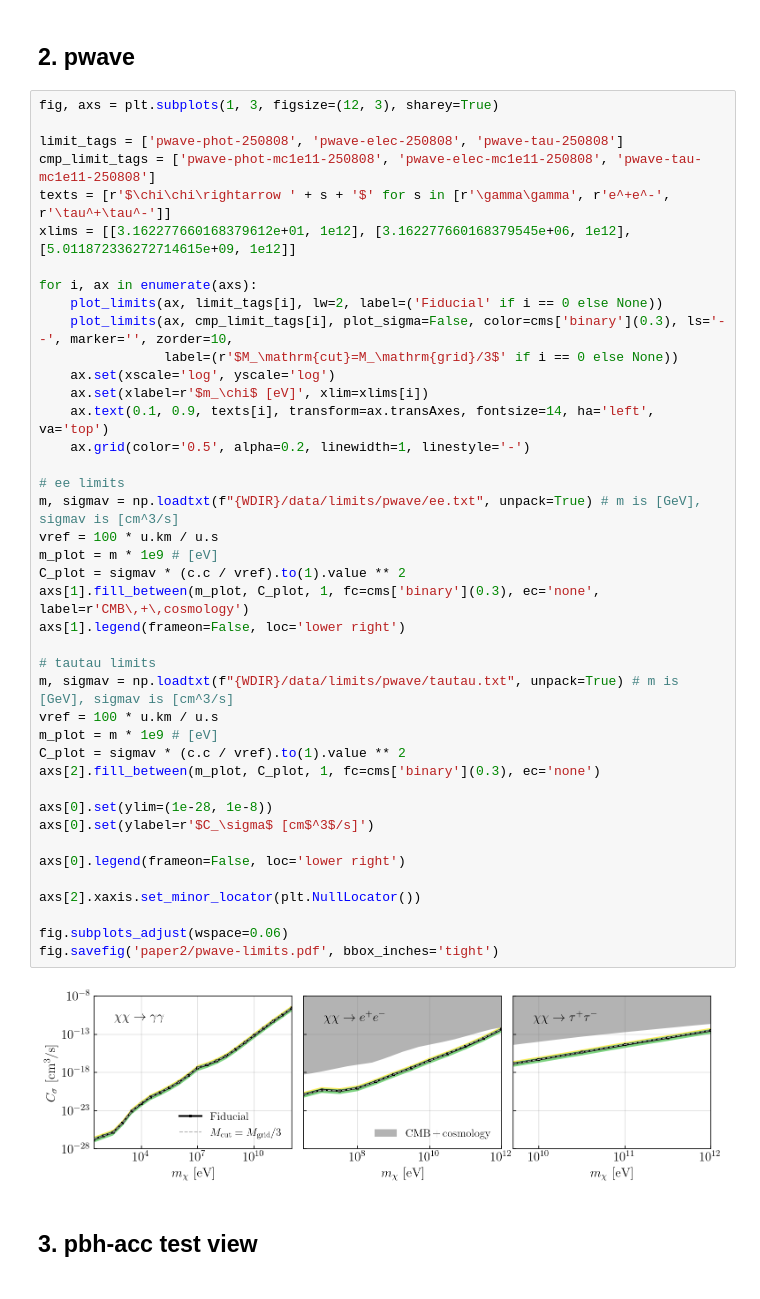
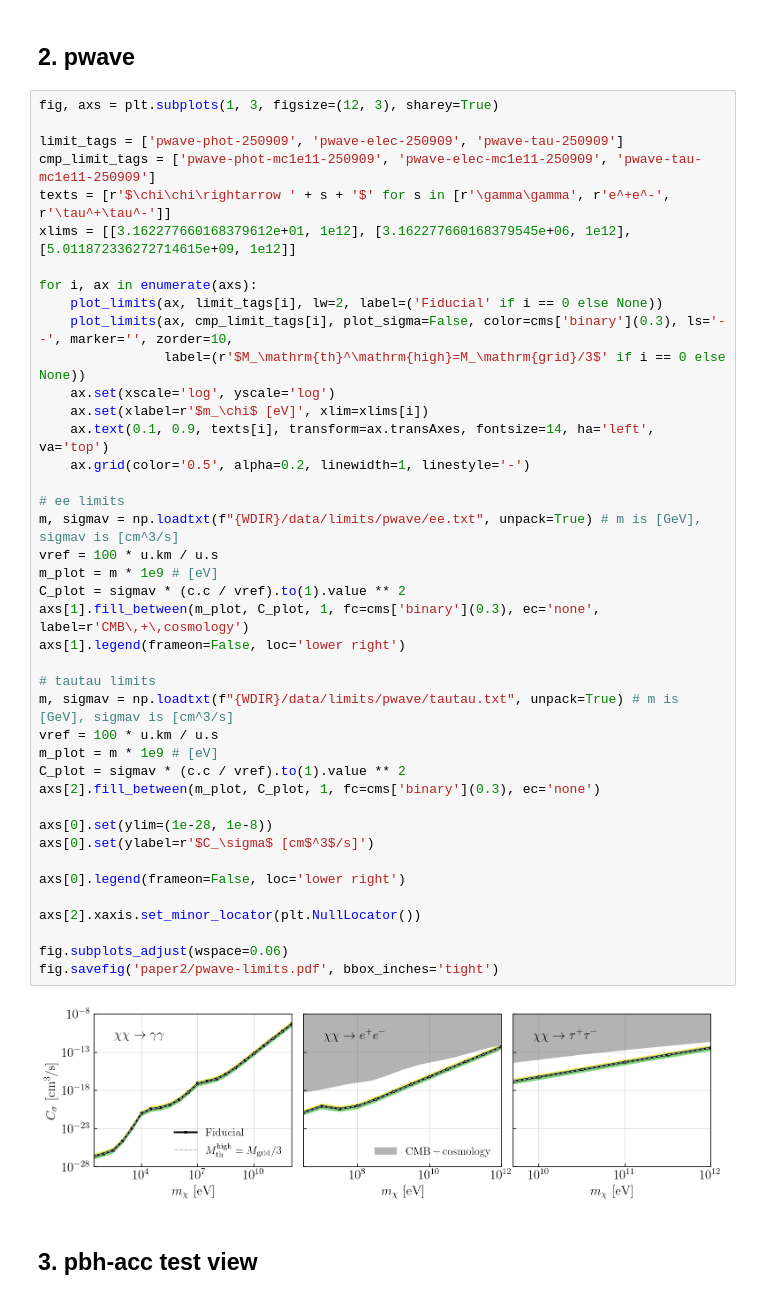
Before and after one commit to yitiansun/DM21cm, a Jupyter notebook: plotting/limits.ipynb, the cells around one changed output. Drawn from its saved outputs; the diff is of its cells as text.

```diff
--- a/plotting/limits.ipynb
+++ b/plotting/limits.ipynb
@@ -204,46 +204,46 @@ $1.9884099 \times 10^{13} \; \mathrm{g}$
 # %%
 fig, axs = plt.subplots(1, 3, figsize=(12, 3), sharey=True)
 
-limit_tags = ['pwave-phot-250808', 'pwave-elec-250808', 'pwave-tau-250808']
-cmp_limit_tags = ['pwave-phot-mc1e11-250808', 'pwave-elec-mc1e11-250808', 'pwave-tau-mc1e11-250808']
+limit_tags = ['pwave-phot-250909', 'pwave-elec-250909', 'pwave-tau-250909']
+cmp_limit_tags = ['pwave-phot-mc1e11-250909', 'pwave-elec-mc1e11-250909', 'pwave-tau-mc1e11-250909']
 texts = [r'$\chi\chi\rightarrow ' + s + '$' for s in [r'\gamma\gamma', r'e^+e^-', r'\tau^+\tau^-']]
 xlims = [[3.162277660168379612e+01, 1e12], [3.162277660168379545e+06, 1e12], [5.011872336272714615e+09, 1e12]]
 
 for i, ax in enumerate(axs):
     plot_limits(ax, limit_tags[i], lw=2, label=('Fiducial' if i == 0 else None))
     plot_limits(ax, cmp_limit_tags[i], plot_sigma=False, color=cms['binary'](0.3), ls='--', marker='', zorder=10,
-                label=(r'$M_\mathrm{cut}=M_\mathrm{grid}/3$' if i == 0 else None))
+                label=(r'$M_\mathrm{th}^\mathrm{high}=M_\mathrm{grid}/3$' if i == 0 else None))
     ax.set(xscale='log', yscale='log')
     ax.set(xlabel=r'$m_\chi$ [eV]', xlim=xlims[i])
     ax.text(0.1, 0.9, texts[i], transform=ax.transAxes, fontsize=14, ha='left', va='top')
     ax.grid(color='0.5', alpha=0.2, linewidth=1, linestyle='-')
 
 # ee limits
 m, sigmav = np.loadtxt(f"{WDIR}/data/limits/pwave/ee.txt", unpack=True) # m is [GeV], sigmav is [cm^3/s]
 vref = 100 * u.km / u.s
 m_plot = m * 1e9 # [eV]
 C_plot = sigmav * (c.c / vref).to(1).value ** 2
 axs[1].fill_between(m_plot, C_plot, 1, fc=cms['binary'](0.3), ec='none', label=r'CMB\,+\,cosmology')
 axs[1].legend(frameon=False, loc='lower right')
 
 # tautau limits
 m, sigmav = np.loadtxt(f"{WDIR}/data/limits/pwave/tautau.txt", unpack=True) # m is [GeV], sigmav is [cm^3/s]
 vref = 100 * u.km / u.s
 m_plot = m * 1e9 # [eV]
 C_plot = sigmav * (c.c / vref).to(1).value ** 2
 axs[2].fill_between(m_plot, C_plot, 1, fc=cms['binary'](0.3), ec='none')
 
 axs[0].set(ylim=(1e-28, 1e-8))
 axs[0].set(ylabel=r'$C_\sigma$ [cm$^3$/s]')
 
 axs[0].legend(frameon=False, loc='lower right')
 
 axs[2].xaxis.set_minor_locator(plt.NullLocator())
 
 fig.subplots_adjust(wspace=0.06)
 fig.savefig('paper2/pwave-limits.pdf', bbox_inches='tight')
 # %% [output]
-[figure, old version]
+[figure, new version]
 # %% [markdown]
 ## 3. pbh-acc test view
 # %%
```
Also changed, not shown: parts of 2 cells of this notebook, 5 other files.
